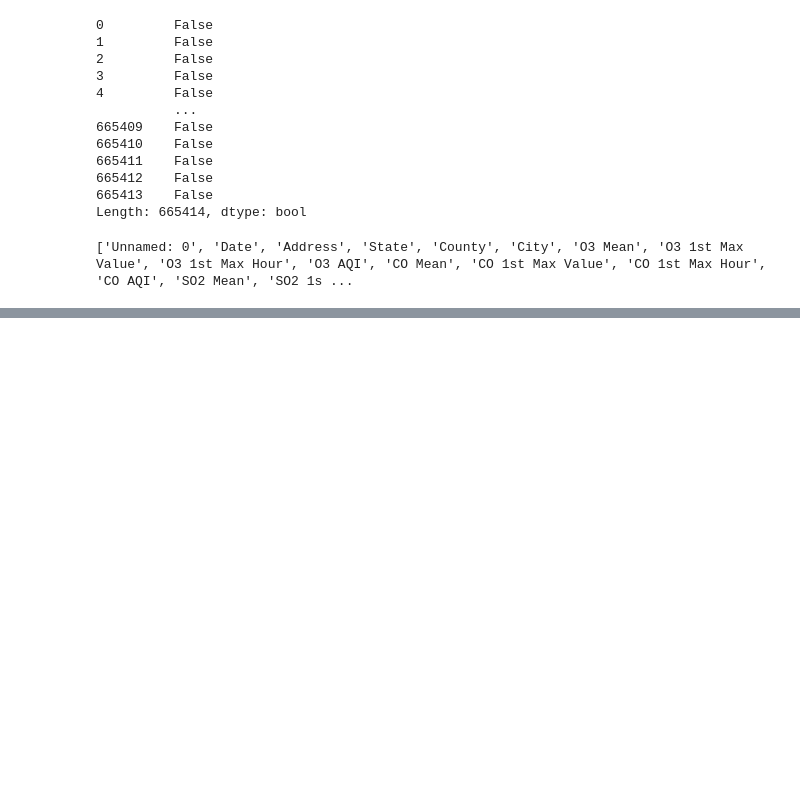
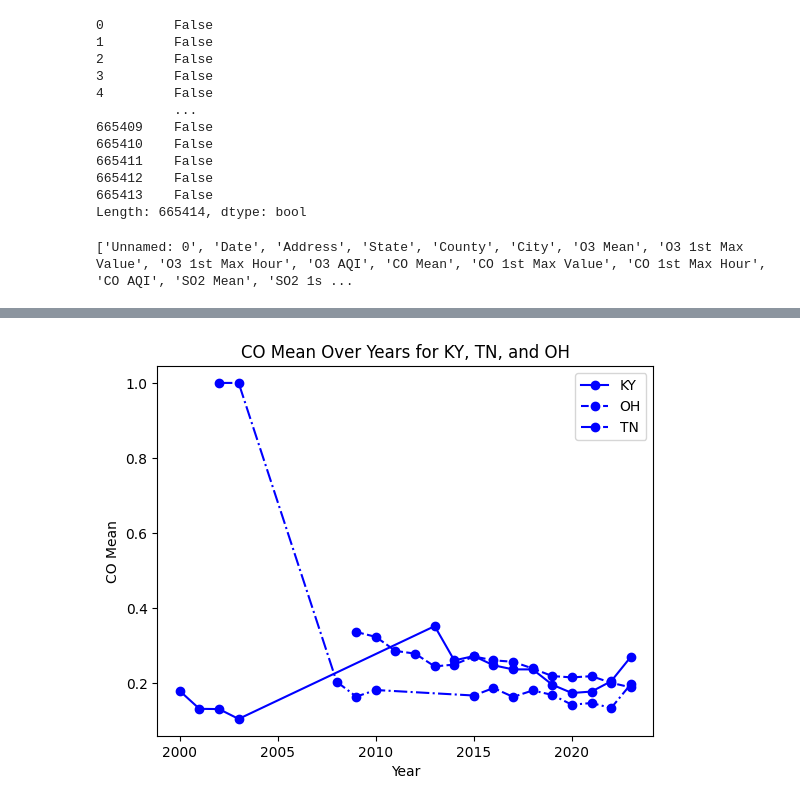
Before and after one commit to Julia-Heffner/M2-Mini-Project, a Jupyter notebook: Air_Pollution_Data_Analysis.ipynb, the cells around one changed output, grey strips where cells are left out. Cells and saved outputs as stored; diff of their text form; code cells hidden in the pictures; blank space fills up the shorter version.

```diff
--- a/Air_Pollution_Data_Analysis.ipynb
+++ b/Air_Pollution_Data_Analysis.ipynb
@@ -96,0 +206,25 @@ air_pollution['State'].value_counts().plot(kind='bar', rot=90)
+# %%
+#CO Mean Line Plot over the years for KY, TN, OH
+
+#filter data for each state
+df_KY = air_pollution_avg[air_pollution_avg['State'] == 'Kentucky']
+df_OH = air_pollution_avg[air_pollution_avg['State'] == 'Ohio']
+df_TN = air_pollution_avg[air_pollution_avg['State'] == 'Tennessee']
+
+#Create line plot of O3 Mean for each state
+plt.plot(df_KY['Year'], df_KY['CO Mean'], marker='o', linestyle='-', color='b', label='KY')
+plt.plot(df_OH['Year'], df_OH['CO Mean'], marker='o', linestyle='--', color='b', label='OH')
+plt.plot(df_TN['Year'], df_TN['CO Mean'], marker='o', linestyle='-.', color='b', label='TN')
+
+#Add labels and title
+plt.title('CO Mean Over Years for KY, TN, and OH')
+plt.xlabel('Year')
+plt.ylabel('CO Mean')
+
+#Add legend
+plt.legend()
+
+#Show the plot
+plt.show()
+# %% [output]
+[figure, added]
```
Also changed, not shown: parts of 22 cells of this notebook, 1 other file.
